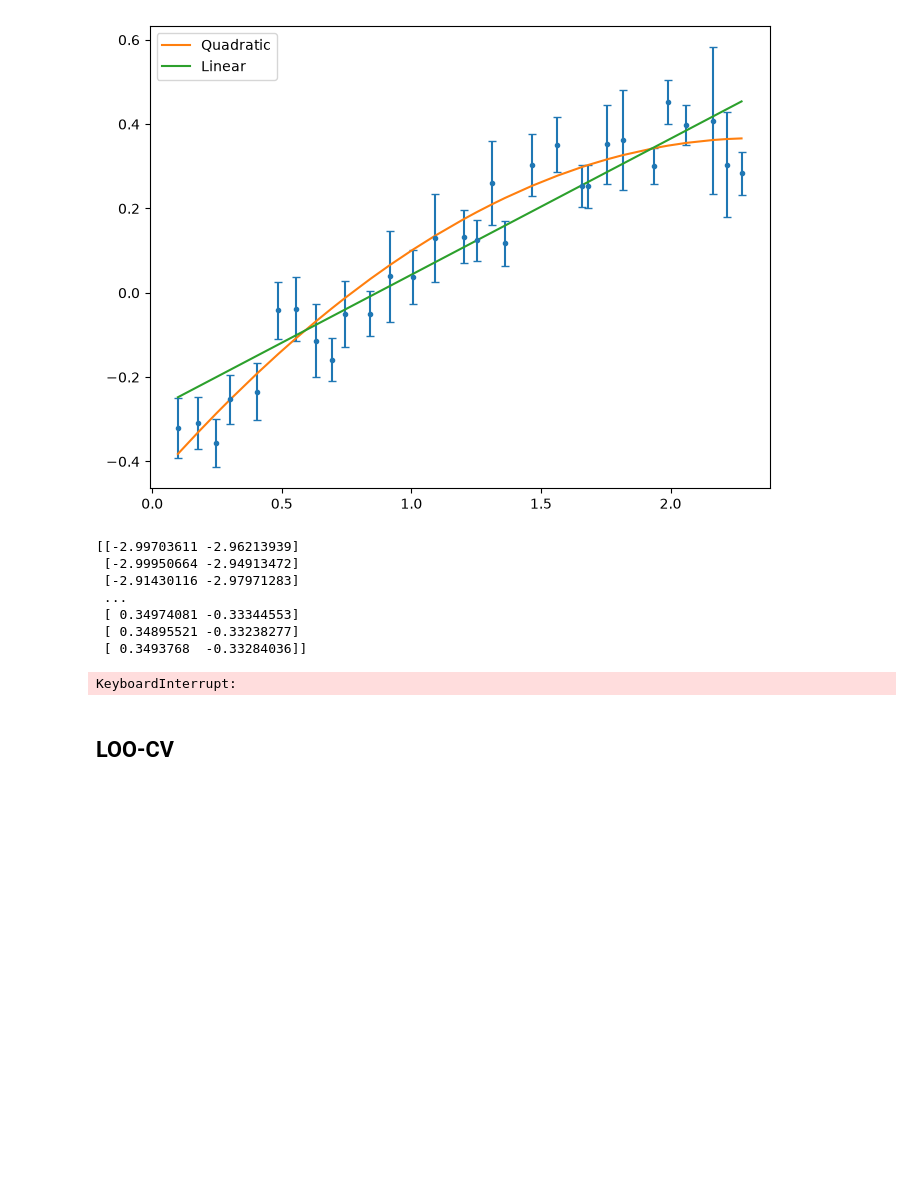
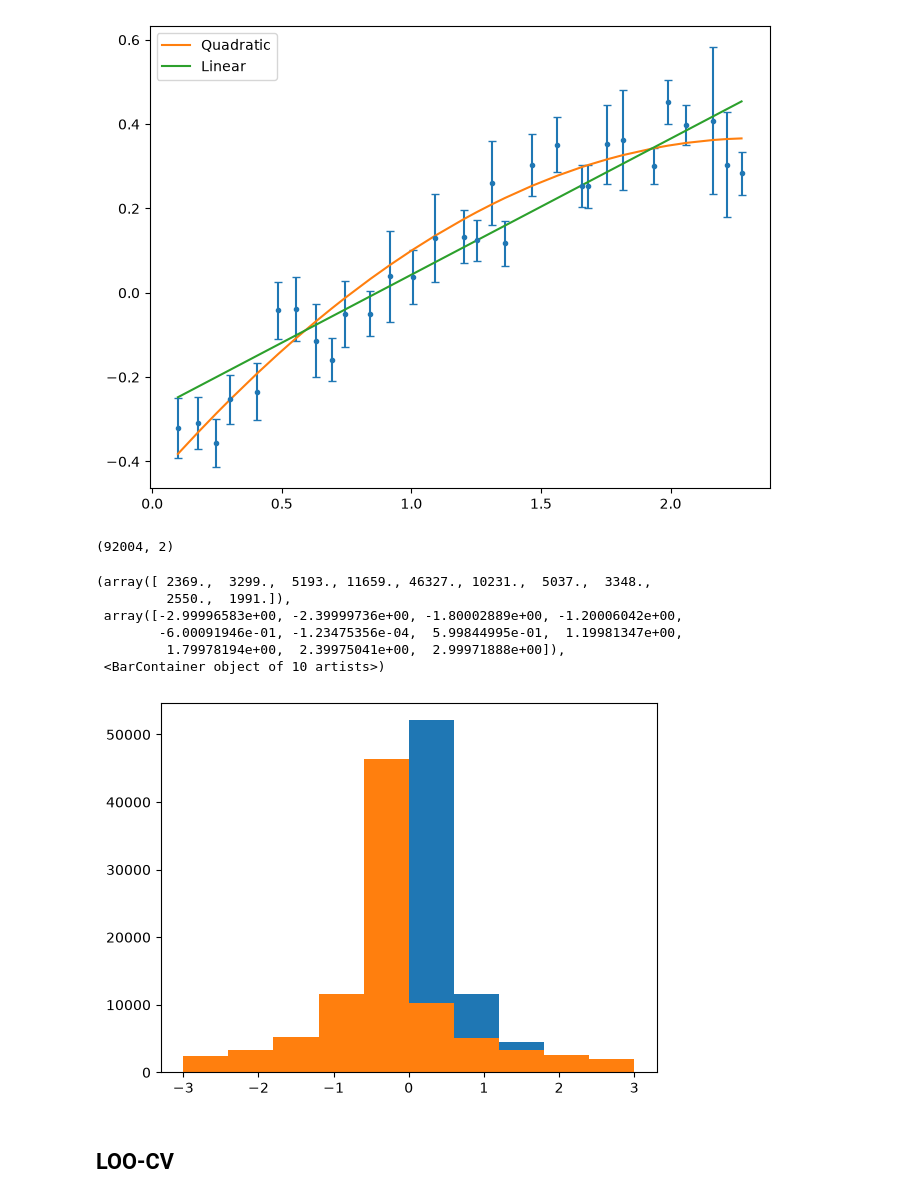
Before and after one commit to shimishimiaeshimiah/Bayesian-Stats-HS2026, a Jupyter notebook: exercise_mysolutions/week8_model_comparison_and_linear_regression.ipynb, the cells around one changed output. Saved outputs shown, nothing was run; the diff lists cells and outputs as text; code cells hidden in the pictures; blank space fills up the shorter version.

```diff
--- a/exercise_mysolutions/week8_model_comparison_and_linear_regression.ipynb
+++ b/exercise_mysolutions/week8_model_comparison_and_linear_regression.ipynb
@@ -24,11 +24,11 @@ Questions to answer:
 # %%
 x, y, y_err = np.loadtxt('../lectures/data/linear_fits/data_2.txt', unpack=True)
 # %%
-# def quad_model(a, b, c):
-#     return lambda x: a * x ** 2 + b * x + c
+def quad_model(a, b, c):
+    return lambda x: a * x ** 2 + b * x + c
 
-# def lin_model(b, c):
-#     return lambda x: b * x + c
+def lin_model(b, c):
+    return lambda x: b * x + c
 # %%
 lin_p, _ = curve_fit(lambda x, b, c: b * x + c, x, y, sigma=1/y_err)
 b_lin, c_lin = lin_p
@@ -87,17 +87,18 @@ quad_results = run_sampler(quad_model, 3, x, y, y_err, prior_transform, 11)
 # %%
 print(lin_results.samples.shape)
 # %% [output]
-[[-2.99703611 -2.96213939]
- [-2.99950664 -2.94913472]
- [-2.91430116 -2.97971283]
- ...
- [ 0.34974081 -0.33344553]
- [ 0.34895521 -0.33238277]
- [ 0.3493768  -0.33284036]]
+(92004, 2)
 # %%
-plt.hist(lin_results.samples.T)
+plt.hist(lin_results.samples[:,0])
+plt.hist(lin_results.samples[:,1])
 # %% [output]
-KeyboardInterrupt:
+(array([ 2369.,  3299.,  5193., 11659., 46327., 10231.,  5037.,  3348.,
+         2550.,  1991.]),
+ array([-2.99996583e+00, -2.39999736e+00, -1.80002889e+00, -1.20006042e+00,
+        -6.00091946e-01, -1.23475356e-04,  5.99844995e-01,  1.19981347e+00,
+         1.79978194e+00,  2.39975041e+00,  2.99971888e+00]),
+ <BarContainer object of 10 artists>)
+[figure, added]
 # %% [markdown]
 ## LOO-CV
 # %%
```
